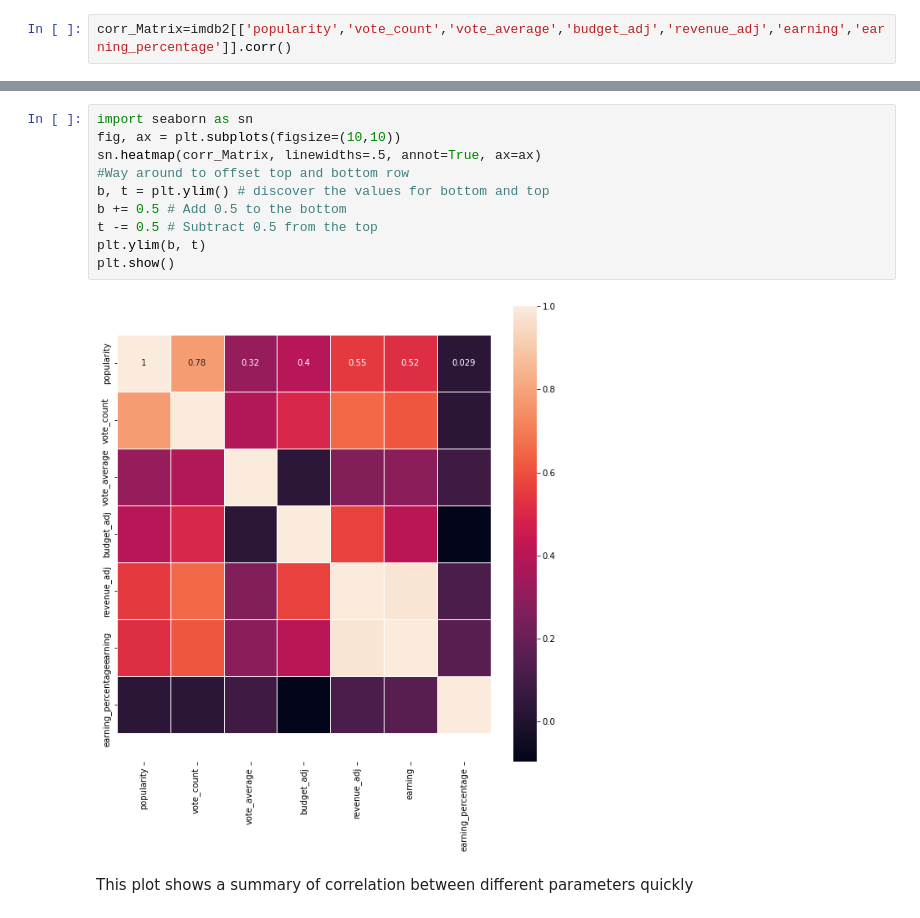
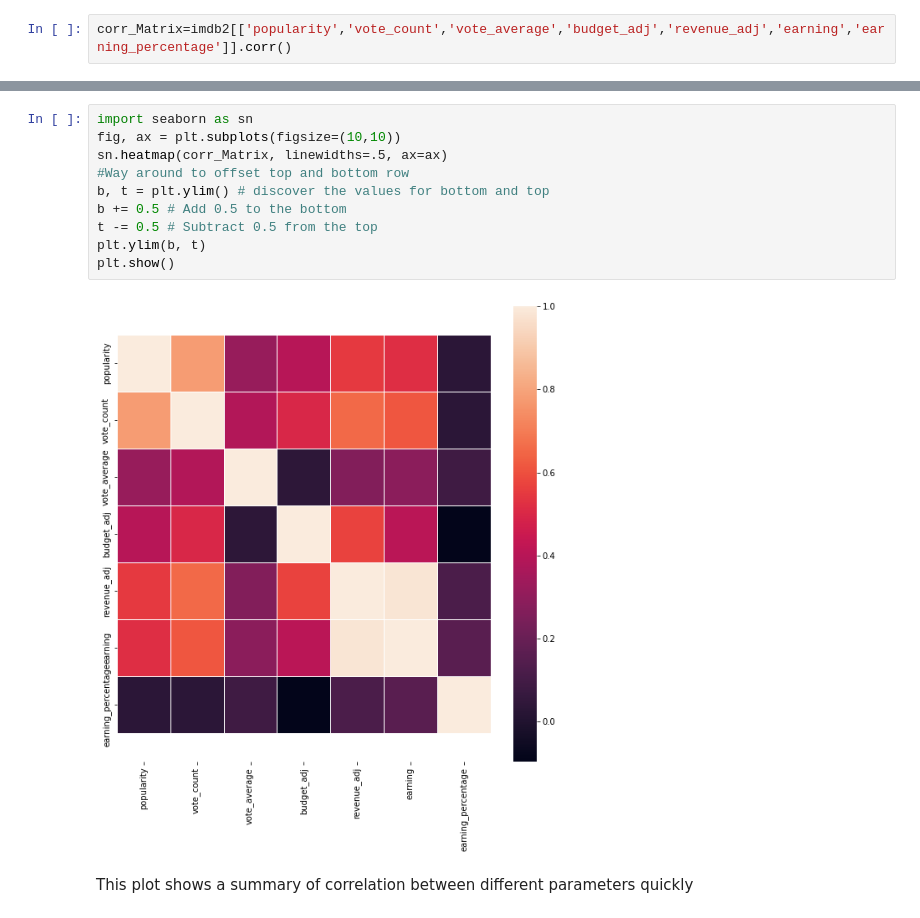
Before and after one commit to Richa-rani/imdb_data_analysis, a Jupyter notebook: Data_Analysis_on_tmdb_movies_data_v2.ipynb, the cells around one changed output, grey strips where cells are left out. Saved outputs shown, nothing was run; the diff lists cells and outputs as text.

Commit message:
plot add

```diff
--- a/Data_Analysis_on_tmdb_movies_data_v2.ipynb
+++ b/Data_Analysis_on_tmdb_movies_data_v2.ipynb
@@ -352,15 +363,15 @@ corr_Matrix=imdb2[['popularity','vote_count','vote_average','budget_adj','revenu
 # %%
 import seaborn as sn
 fig, ax = plt.subplots(figsize=(10,10))
-sn.heatmap(corr_Matrix, linewidths=.5, annot=True, ax=ax)
+sn.heatmap(corr_Matrix, linewidths=.5, ax=ax)
 #Way around to offset top and bottom row
 b, t = plt.ylim() # discover the values for bottom and top
 b += 0.5 # Add 0.5 to the bottom
 t -= 0.5 # Subtract 0.5 from the top
 plt.ylim(b, t)
 plt.show()
 # %% [output]
-[figure, old version]
+[figure, new version]
 # %% [markdown]
 This plot shows a summary of correlation between different parameters quickly
 # %% [markdown]
```
Also changed, not shown: parts of 1 cell of this notebook.
